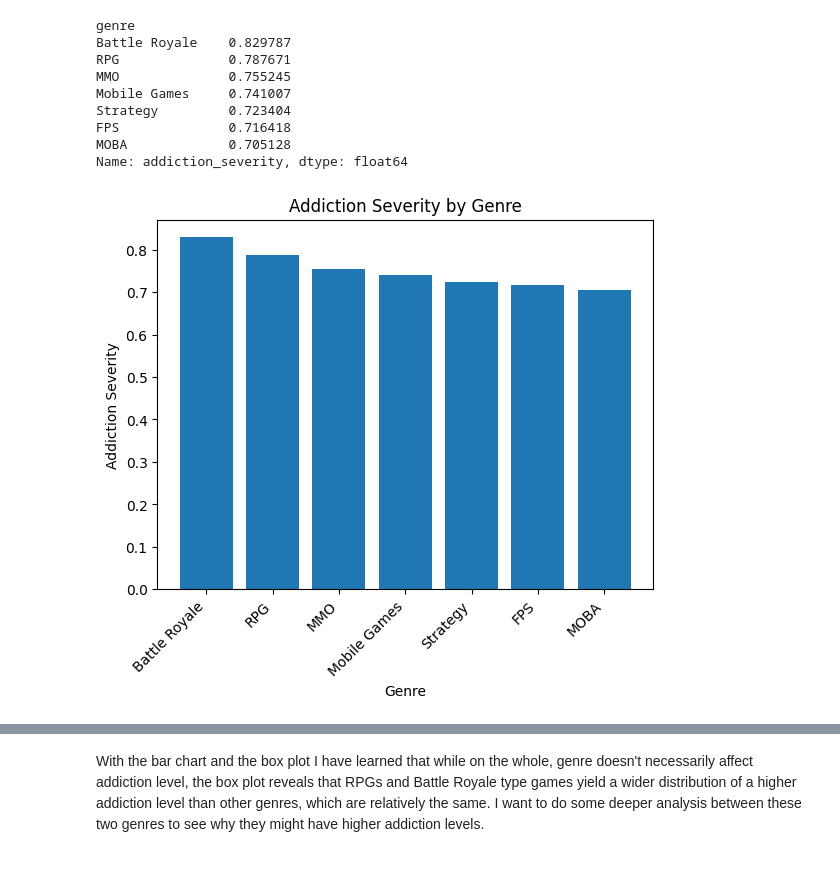
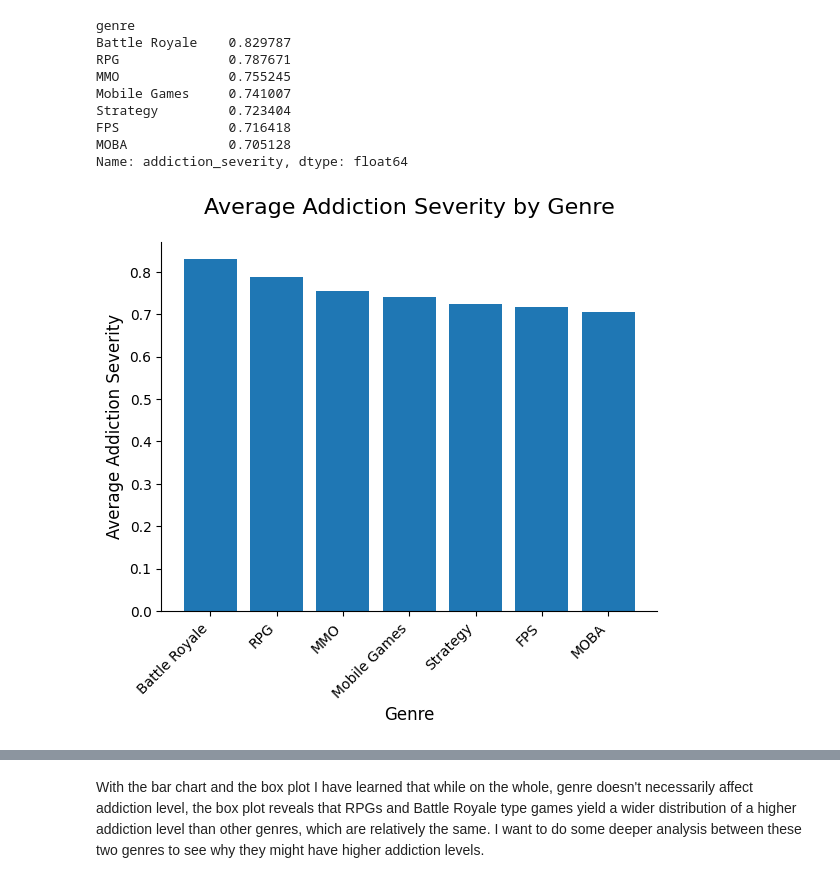
Before and after one commit to jmlax123/gaming_mental_health, a Jupyter notebook: gaming_mental_health_data.ipynb, the cells around one changed output, grey strips where cells are left out. Cells and saved outputs as stored; diff of their text form; code cells hidden in the pictures.

```diff
--- a/gaming_mental_health_data.ipynb
+++ b/gaming_mental_health_data.ipynb
@@ -494,16 +494,19 @@ Name: addiction_severity, dtype: float64
 # %%
 # Bar Chart
 plt.bar(genre_addiction.index, genre_addiction.values)
 
-plt.title("Addiction Severity by Genre")
-plt.xlabel("Genre")
-plt.ylabel("Addiction Severity")
+plt.title("Average Addiction Severity by Genre", fontsize=16, pad=20)
+plt.xlabel("Genre", fontsize=12)
+plt.ylabel("Average Addiction Severity", fontsize=12)
 
 plt.xticks(rotation=45, ha='right')
+ax = plt.gca()
+ax.spines['top'].set_visible(False)
+ax.spines['right'].set_visible(False)
 
 plt.tight_layout
 plt.show()
 # %% [output]
-[figure, old version]
+[figure, new version]
 # %%
 # Box Plot
```
Also changed, not shown: parts of 7 cells of this notebook.
